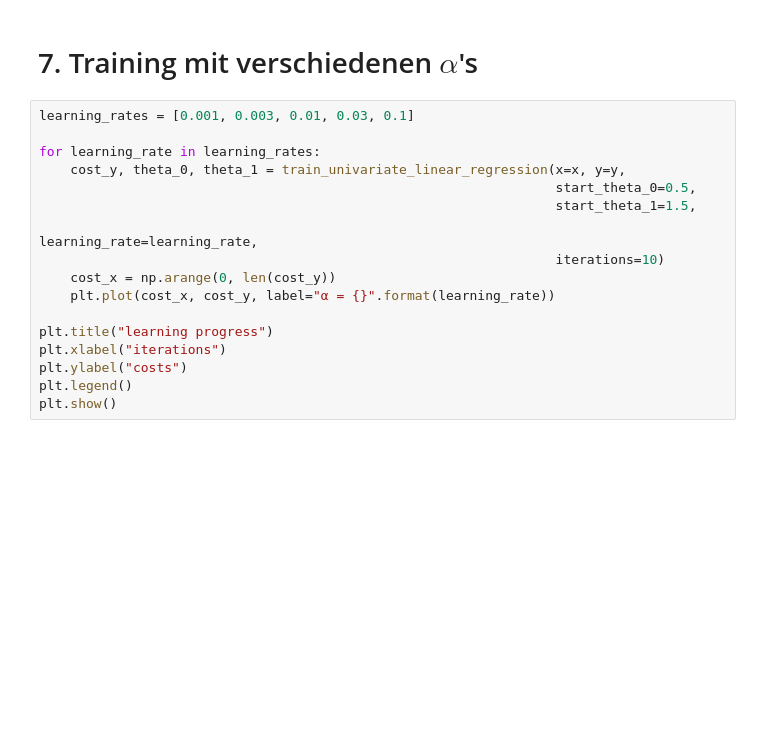
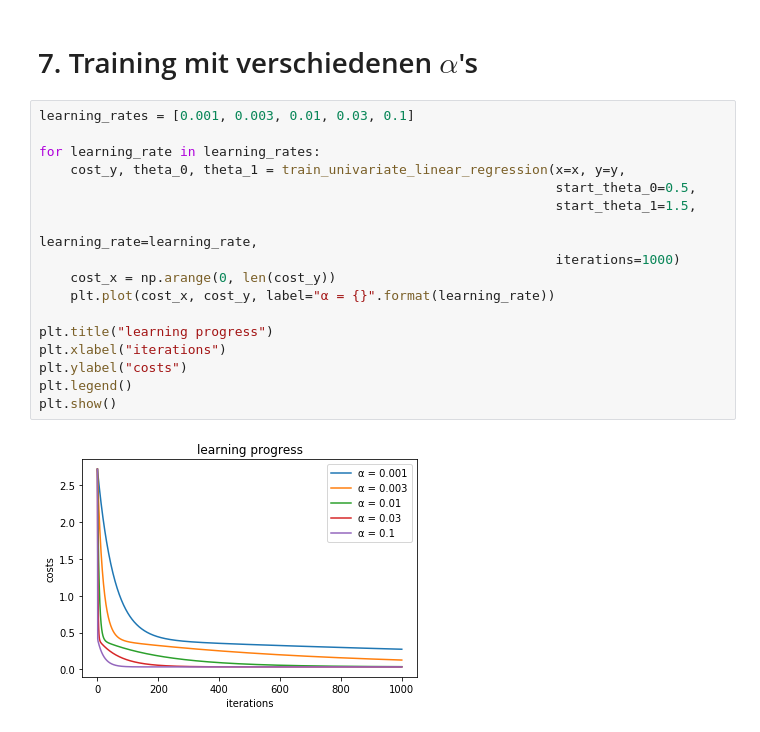
Before and after one commit to aradar/wissensrepraesentation, a Jupyter notebook: univariate_lineare_regression.ipynb, the cells around one changed output. Cells and saved outputs as stored; diff of their text form; blank space fills up the shorter version.

```diff
--- a/univariate_lineare_regression.ipynb
+++ b/univariate_lineare_regression.ipynb
@@ -113,17 +125,19 @@ plt.show()
 # %%
 learning_rates = [0.001, 0.003, 0.01, 0.03, 0.1]
 
 for learning_rate in learning_rates:
     cost_y, theta_0, theta_1 = train_univariate_linear_regression(x=x, y=y,
                                                                   start_theta_0=0.5,
                                                                   start_theta_1=1.5,
                                                                   learning_rate=learning_rate,
-                                                                  iterations=10)
+                                                                  iterations=1000)
     cost_x = np.arange(0, len(cost_y))
     plt.plot(cost_x, cost_y, label="α = {}".format(learning_rate))
 
 plt.title("learning progress")
 plt.xlabel("iterations")
 plt.ylabel("costs")
 plt.legend()
 plt.show()
+# %% [output]
+[figure, added]
```
Also changed, not shown: parts of 6 cells of this notebook, 2 other files.
